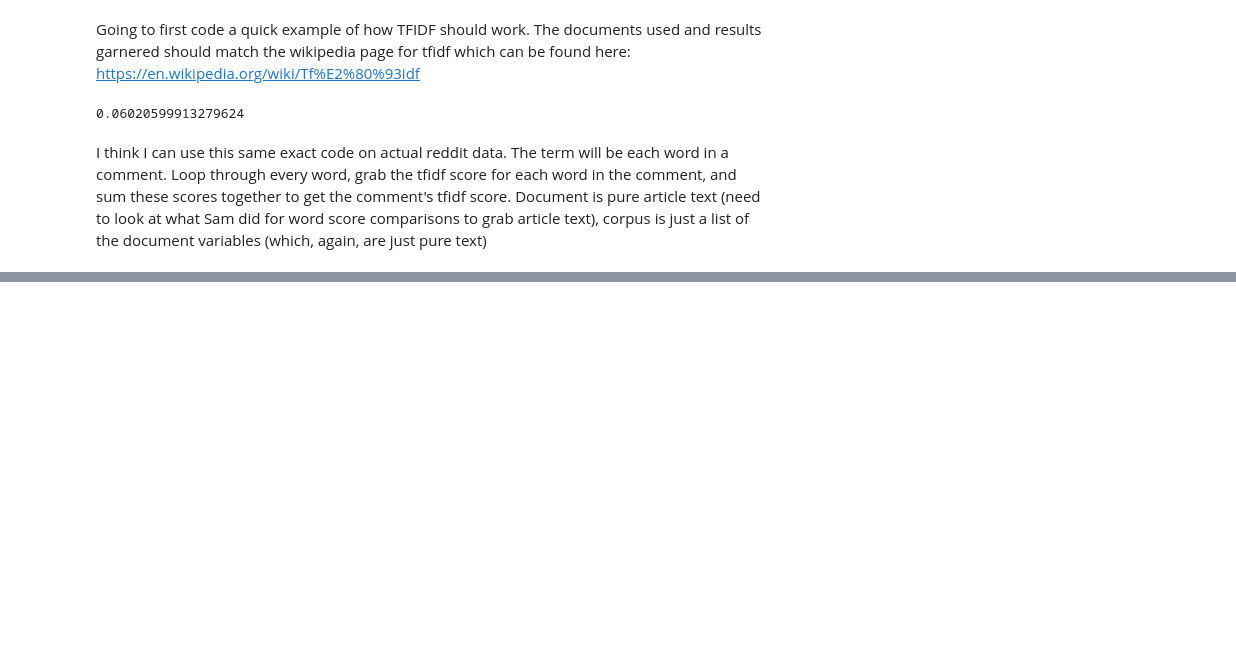
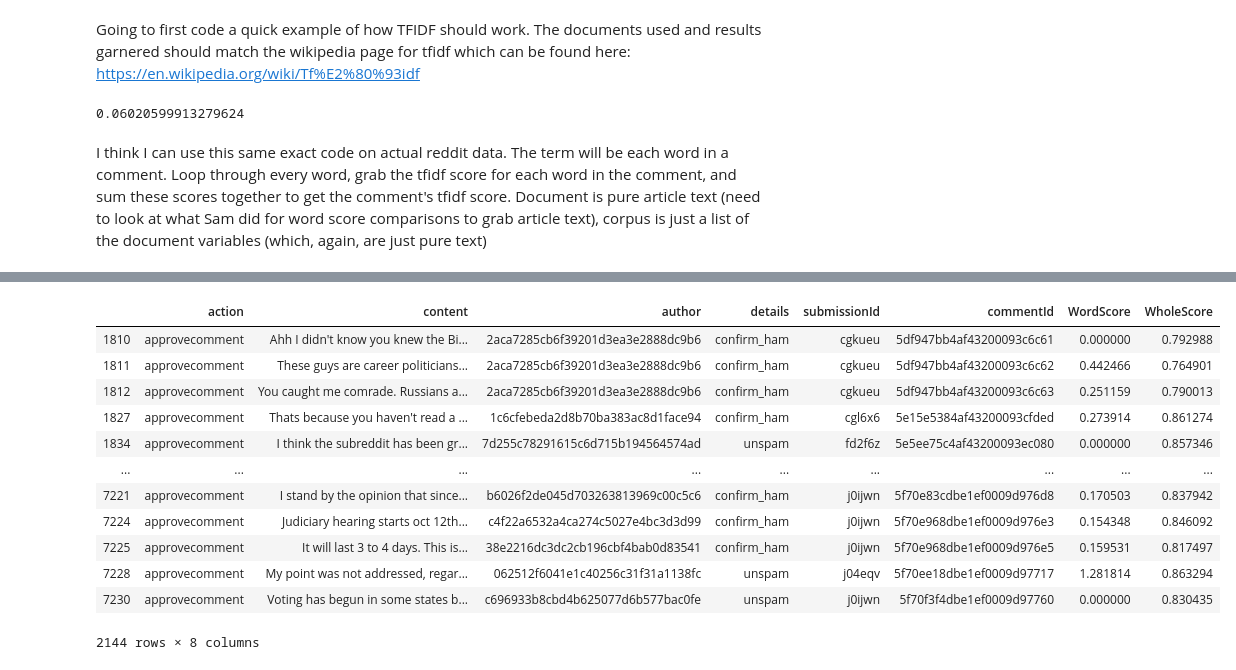
Before and after one commit to mcatalano26/cmps-cap, a Jupyter notebook: TFIDF.ipynb, the cells around one changed output, grey strips where cells are left out. Drawn from its saved outputs; the diff is of its cells as text; code cells hidden in the pictures; blank space fills up the shorter version.

```diff
--- a/TFIDF.ipynb
+++ b/TFIDF.ipynb
@@ -47,0 +77,16 @@ topics_data.iloc[1]['text']
+# %%
+comments_data[comments_data['action'] == 'approvecomment']
+# %% [output]
+|  | action | content | author | details | submissionId | commentId | WordScore | WholeScore |
+| 1810 | approvecomment | Ahh I didn't know you knew the Bi... | 2aca7285cb6f39201d3ea3e2888dc9b6 | confirm_ham | cgkueu | 5df947bb4af43200093c6c61 | 0.000000 | 0.792988 |
+| 1811 | approvecomment | These guys are career politicians... | 2aca7285cb6f39201d3ea3e2888dc9b6 | confirm_ham | cgkueu | 5df947bb4af43200093c6c62 | 0.442466 | 0.764901 |
+| 1812 | approvecomment | You caught me comrade. Russians a... | 2aca7285cb6f39201d3ea3e2888dc9b6 | confirm_ham | cgkueu | 5df947bb4af43200093c6c63 | 0.251159 | 0.790013 |
+| 1827 | approvecomment | Thats because you haven't read a ... | 1c6cfebeda2d8b70ba383ac8d1face94 | confirm_ham | cgl6x6 | 5e15e5384af43200093cfded | 0.273914 | 0.861274 |
+| 1834 | approvecomment | I think the subreddit has been gr... | 7d255c78291615c6d715b194564574ad | unspam | fd2f6z | 5e5ee75c4af43200093ec080 | 0.000000 | 0.857346 |
+| ... | ... | ... | ... | ... | ... | ... | ... | ... |
+| 7221 | approvecomment | I stand by the opinion that since... | b6026f2de045d703263813969c00c5c6 | confirm_ham | j0ijwn | 5f70e83cdbe1ef0009d976d8 | 0.170503 | 0.837942 |
+| 7224 | approvecomment | Judiciary hearing starts oct 12th... | c4f22a6532a4ca274c5027e4bc3d3d99 | confirm_ham | j0ijwn | 5f70e968dbe1ef0009d976e3 | 0.154348 | 0.846092 |
+| 7225 | approvecomment | It will last 3 to 4 days. This is... | 38e2216dc3dc2cb196cbf4bab0d83541 | confirm_ham | j0ijwn | 5f70e968dbe1ef0009d976e5 | 0.159531 | 0.817497 |
+| 7228 | approvecomment | My point was not addressed, regar... | 062512f6041e1c40256c31f31a1138fc | unspam | j04eqv | 5f70ee18dbe1ef0009d97717 | 1.281814 | 0.863294 |
+| 7230 | approvecomment | Voting has begun in some states b... | c696933b8cbd4b625077d6b577bac0fe | unspam | j0ijwn | 5f70f3f4dbe1ef0009d97760 | 0.000000 | 0.830435 |
+2144 rows × 8 columns
```
Also changed, not shown: parts of 15 cells of this notebook.
